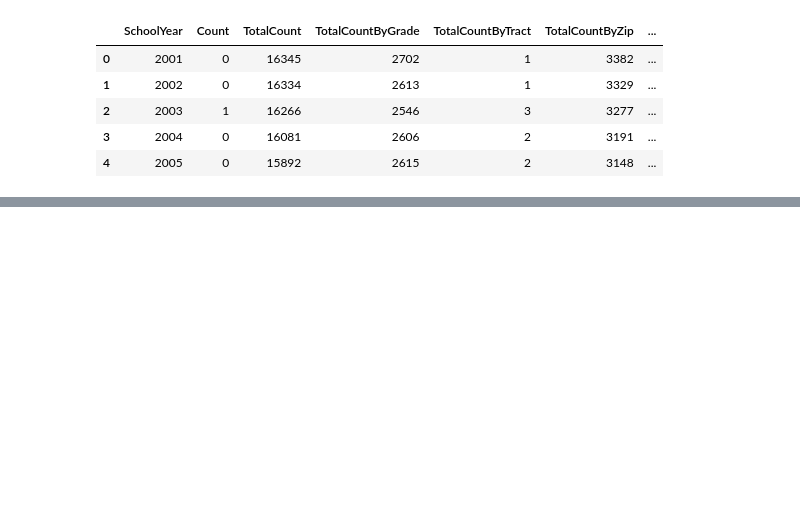
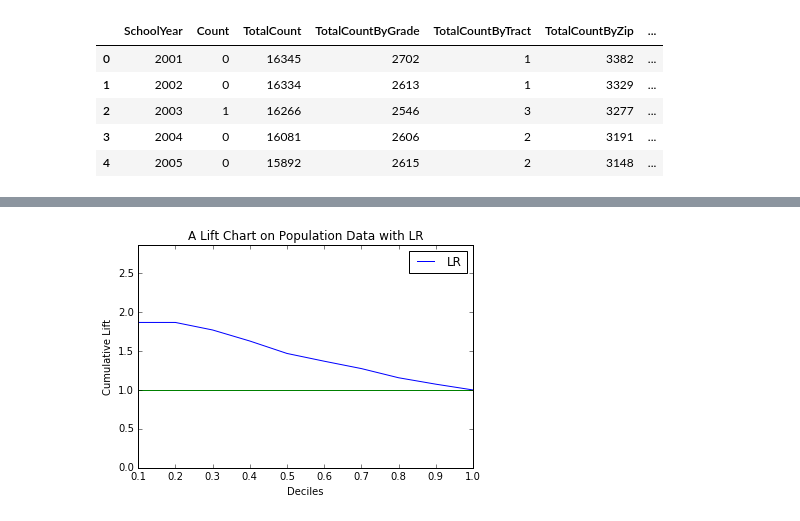
Before and after one commit to osuhomebase/NYUDataScience1001-edTech, a Jupyter notebook: Logistic_Regression.ipynb, the cells around one changed output, grey strips where cells are left out. Cells and saved outputs as stored; diff of their text form; code cells hidden in the pictures; blank space fills up the shorter version.

```diff
--- a/Logistic_Regression.ipynb
+++ b/Logistic_Regression.ipynb
@@ -201,0 +205,41 @@ plt.show()
+# %%
+def liftTable(pred, truth, b):
+    df = pd.DataFrame({'p':pred+np.random.rand(len(pred))*0.000001,'y':truth})
+    df['b'] = b - pd.qcut(df['p'], b, labels=False)
+    df['n'] = np.ones(df.shape[0])
+    df_grp = df.groupby(['b']).sum()
+    base = np.sum(df_grp['y'])/float(df.shape[0])
+    df_grp['n_cum'] = np.cumsum(df_grp['n'])/float(df.shape[0])
+    df_grp['y_cum'] = np.cumsum(df_grp['y'])
+    df_grp['p_y_b'] = df_grp['y']/df_grp['n']
+    df_grp['lift_b'] = df_grp['p_y_b']/base
+    df_grp['cum_lift_b'] = (df_grp['y_cum']/(float(df.shape[0])*df_grp['n_cum']))/base
+
+    return df_grp
+# %%
+
+from sklearn import linear_model, metrics, svm
+import matplotlib
+import matplotlib.pyplot as plt
+%matplotlib inline
+
+logreg = linear_model.LogisticRegression(C = 1)
+logreg.fit(train_df_x, train_df_y)
+pred_lr = logreg.predict_proba(test_df_x)[:,1]
+
+
+lifts_lr = liftTable(pred_lr, test_df_y, 10)
+
+plt.title('A Lift Chart on Population Data with LR')
+plt.plot(lifts_lr['n_cum'], lifts_lr['cum_lift_b'], label='LR')
+
+plt.plot(lifts_lr['n_cum'], np.ones(lifts_lr.shape[0]))
+plt.xlim([lifts_lr['n_cum'].min(), lifts_lr['n_cum'].max()])
+plt.ylim([0.0, lifts_lr['cum_lift_b'].max()+1])
+plt.xlabel('Deciles')
+plt.ylabel('Cumulative Lift')
+plt.legend()
+
+plt.show()
+# %% [output]
+[figure, added]
```
Also changed, not shown: parts of 6 cells of this notebook, 2 other files.
